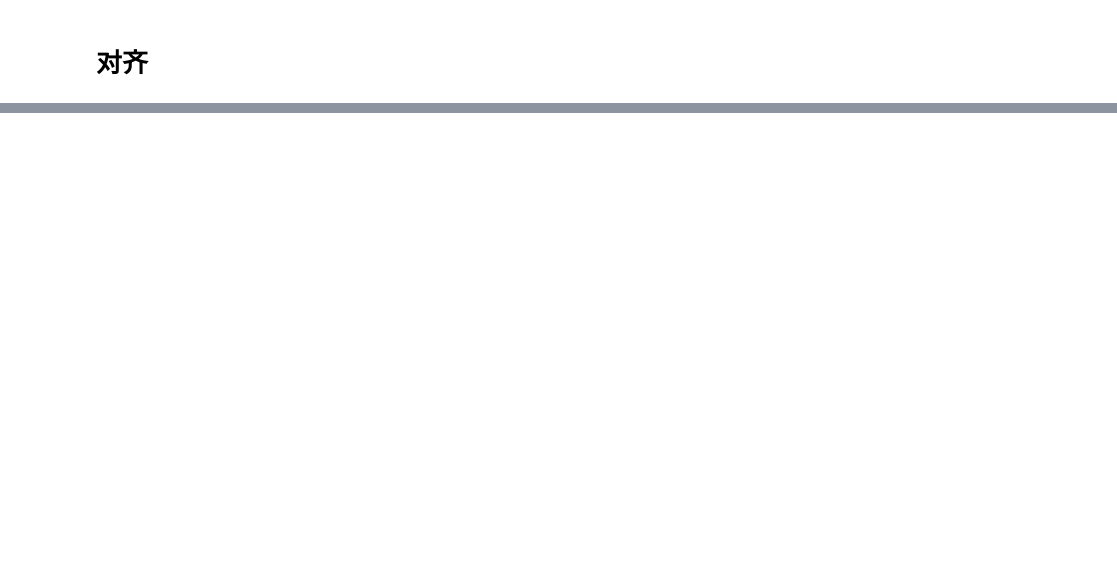
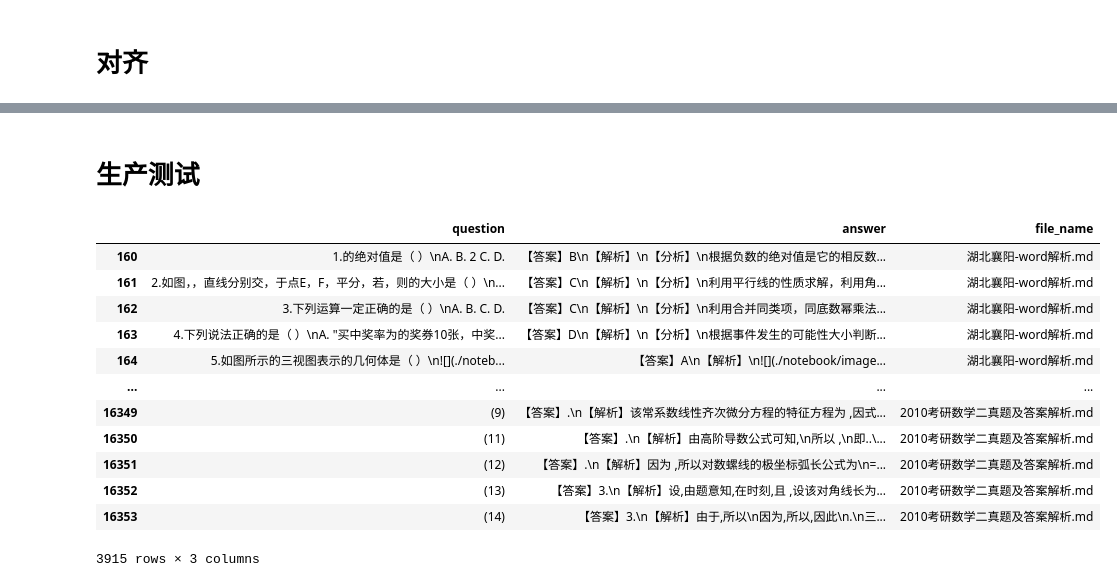
Before and after one commit to Wzixiao/Exam-Question-Bank-Dataset-zh_mnbvc, a Jupyter notebook: notebook/code_Q&A _format2.ipynb, the cells around one changed output, grey strips where cells are left out. Drawn from its saved outputs; the diff is of its cells as text; code cells hidden in the pictures; blank space fills up the shorter version.

Commit message:
add script test func

```diff
--- a/notebook/code_Q&A _format2.ipynb
+++ b/notebook/code_Q&A _format2.ipynb
@@ -247,0 +265,59 @@ for row in alignment_answer(all_question, answer_str):
+# %% [markdown]
+# 生产测试
+# %%
+import pandas as pd
+from tqdm import tqdm
+
+# 创建一个空的 DataFrame
+df = pd.DataFrame()
+
+# 无答案的文件名列表
+failed_files = []
+
+for examination_paper in tqdm(examination_paper_list):
+    try:
+        file_path = str(examination_paper["file_path"])
+        file_name = file_path[file_path.rfind("/")+1:]
+
+        text = examination_paper["text"]
+        all_question, split_str = get_all_question(text)
+
+        if split_str in [-1, 0]:
+#             print(f"{file_name} 试卷无答案")
+            failed_files.append(file_name)
+            continue
+
+        # question_with_answer like is [{"question":str, "answer":str}]
+        if split_str == 1:
+            question_with_answer = align_answers_in_questions(all_question)
+        else:
+            answer_str = generate_answer_area_string(test_text, split_str)
+            question_with_answer = alignment_answer(all_question, split_str)
+
+        # 创建一个临时的 DataFrame
+        temp_df = pd.DataFrame(question_with_answer)
+
+        # 添加文件名列
+        temp_df['file_name'] = file_name
+
+        # 使用 pd.concat 将 temp_df 添加到主 DataFrame 中
+        df = pd.concat([df, temp_df], ignore_index=True)
+    except:
+        failed_files.append(file_name)
+        continue
+# %%
+df[df['answer'].notna()]
+# %% [output]
+|  | question | answer | file_name |
+| 160 | 1.的绝对值是（ ）\nA. B. 2 C. D. | 【答案】B\n【解析】\n【分析】\n根据负数的绝对值是它的相反数... | 湖北襄阳-word解析.md |
+| 161 | 2.如图，，直线分别交，于点E，F，平分，若，则的大小是（ ）\n... | 【答案】C\n【解析】\n【分析】\n利用平行线的性质求解，利用角... | 湖北襄阳-word解析.md |
+| 162 | 3.下列运算一定正确的是（ ）\nA. B. C. D. | 【答案】C\n【解析】\n【分析】\n利用合并同类项，同底数幂乘法... | 湖北襄阳-word解析.md |
+| 163 | 4.下列说法正确的是（ ）\nA. "买中奖率为的奖券10张，中奖... | 【答案】D\n【解析】\n【分析】\n根据事件发生的可能性大小判断... | 湖北襄阳-word解析.md |
+| 164 | 5.如图所示的三视图表示的几何体是（ ）\n![](./noteb... | 【答案】A\n【解析】\n![](./notebook/image... | 湖北襄阳-word解析.md |
+| ... | ... | ... | ... |
+| 16349 | (9) | 【答案】.\n【解析】该常系数线性齐次微分方程的特征方程为 ,因式... | 2010考研数学二真题及答案解析.md |
+| 16350 | (11) | 【答案】.\n【解析】由高阶导数公式可知,\n所以 ,\n即..\... | 2010考研数学二真题及答案解析.md |
+| 16351 | (12) | 【答案】.\n【解析】因为 ,所以对数螺线的极坐标弧长公式为\n=... | 2010考研数学二真题及答案解析.md |
+| 16352 | (13) | 【答案】3.\n【解析】设,由题意知,在时刻,且 ,设该对角线长为... | 2010考研数学二真题及答案解析.md |
+| 16353 | (14) | 【答案】3.\n【解析】由于,所以\n因为,所以,因此\n.\n三... | 2010考研数学二真题及答案解析.md |
+3915 rows × 3 columns
```
Also changed, not shown: parts of 14 cells of this notebook, 1 other file.
